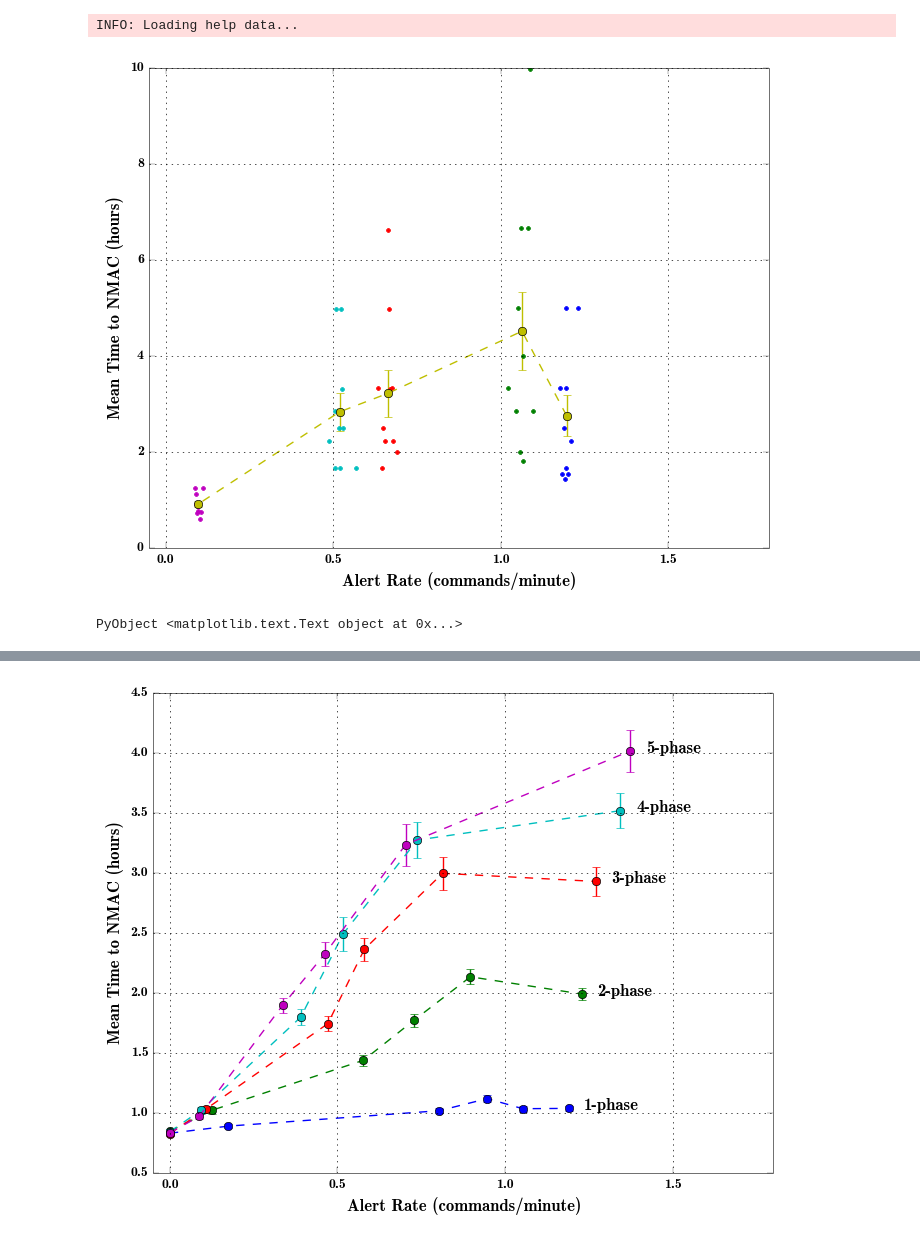
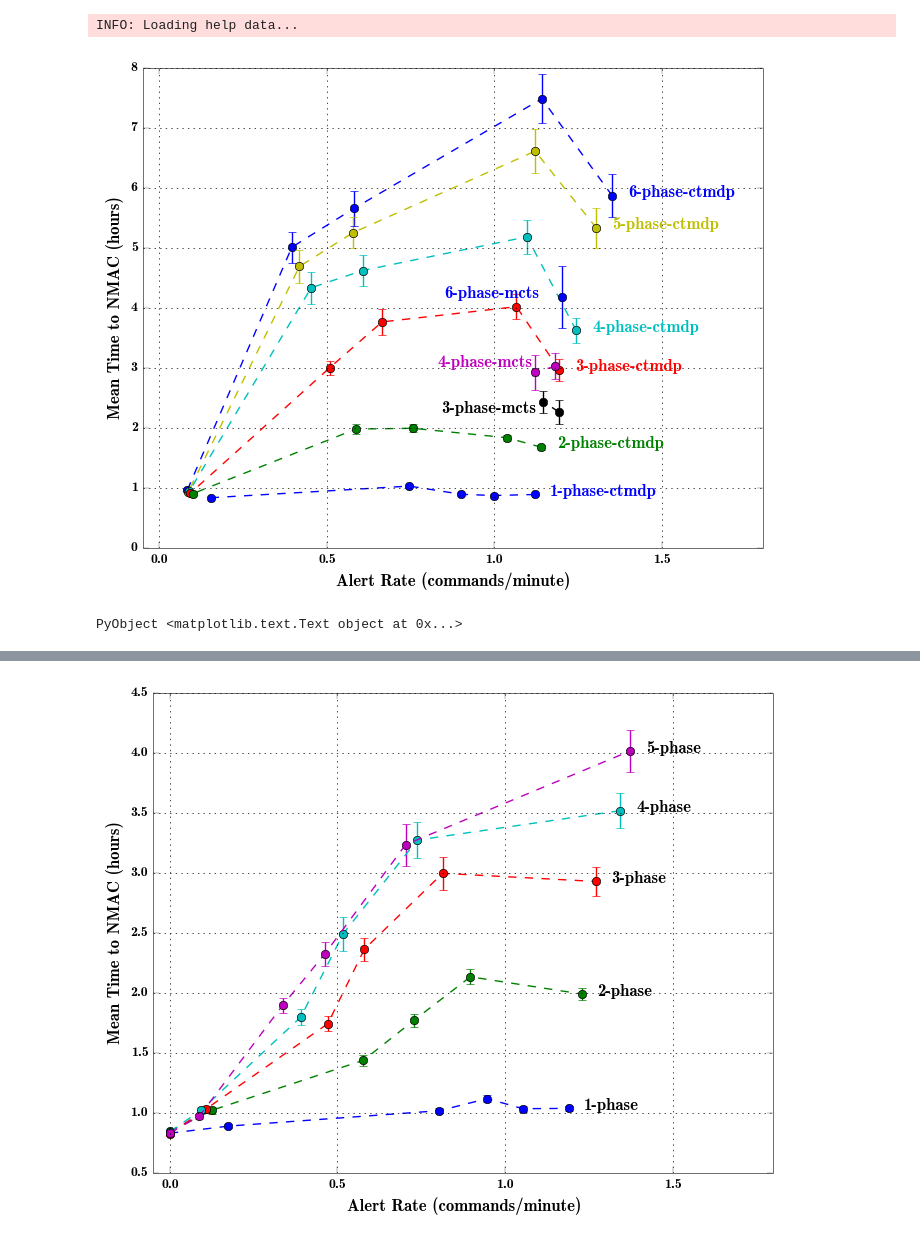
Before and after one commit to sisl/autoATC, a Jupyter notebook: CDC_3Dresults.ipynb, the cells around one changed output, grey strips where cells are left out. Drawn from its saved outputs; the diff is of its cells as text; code cells hidden in the pictures.

```diff
--- a/CDC_3Dresults.ipynb
+++ b/CDC_3Dresults.ipynb
@@ -52,41 +67,63 @@ data = {#load("simResults/KRON_n1_15_07_26-21_42_50.jld"),
     };
-# %%
-nBetas = size(data[1]["flightTimes"],1)
-silentATCrun = size(data[1]["flightTimes"],2) == 2
-N = size(data[1]["flightTimes"],3)
-
-nmac_stats = zeros(nBetas, 2) #mean and std
-alert_stats = zeros(nmac_stats);
+# %%
+colors = ["b", "y", "c", "r", "g", "b", "k", "m","b"];
 # %%
 for n in 1:length(data)
     atcIdx = 1
+
+    nBetas = size(data[n]["flightTimes"],1)
+    silentATCrun = size(data[n]["flightTimes"],2) == 2
+    N = size(data[n]["flightTimes"],3)
+
+    nmac_stats = zeros(nBetas, 2) #mean and std
+    alert_stats = zeros(nmac_stats);
+
+    ismcts = data[n]["policy"] == "MCTS"
+
     for b in 1:(nBetas)
         betaIdx = b
         ft = data[n]["flightTimes"][betaIdx,atcIdx,:][:]/3600
         nmacsPerHour  = ft ./ data[n]["nNMACcounts"][betaIdx,atcIdx,:][:]
 
         alertsPerHour = data[n]["alertCounts"][betaIdx,atcIdx,:][:] ./ ft
-        plt.plot(alertsPerHour/60, nmacsPerHour, linestyle="", marker=".")
+        #plt.plot(alertsPerHour/60, nmacsPerHour, linestyle="", marker=".")
 
         nmacsPerHour = nmacsPerHour[!isinf(nmacsPerHour)] #Just in case we had things without incidents...
         nmac_stats[b,:]  = [mean_and_std(nmacsPerHour)...]
         alert_stats[b,:] = [mean_and_std(alertsPerHour/60)...]
+
     end
 
     xerrL = alert_stats[:,2]/sqrt(N)
     xerrR = alert_stats[:,2]/sqrt(N)
     yerrL = nmac_stats[:,2]/sqrt(N)
     yerrR = nmac_stats[:,2]/sqrt(N)
 
+
+    prefix = ""
+    pfix = "ctmdp"
+    xpos = alert_stats[1, 1]+.05
+    if ismcts
+        prefix= ""
+        pfix = "mcts"
+        xpos -= .4
+    end
+
+    c = colors[n]
+
+    plt.text(xpos , nmac_stats[1, 1]-.01,  prefix*string(data[n]["nPhases"])*"-phase-"*pfix, color=c)
+
     PyPlot.errorbar(alert_stats[:, 1], nmac_stats[:, 1],
-    xerr = [xerrL xerrR ]',  marker="o", linestyle = "--", yerr = [yerrL yerrR]')
+    xerr = [xerrL xerrR ]',  marker="o", linestyle = "--", yerr = [yerrL yerrR]', color=c)
+
+
 end
 PyPlot.xlim([-0.05, 1.8])
 PyPlot.grid("on")
 PyPlot.xlabel("Alert Rate (commands/minute)")
 PyPlot.ylabel("Mean Time to NMAC (hours)")
 # %% [output]
-[figure, old version]
+[figure, new version]
 PyObject <matplotlib.text.Text object at 0x...>
 # %%
 linestyle = ["--","-"]
```
Also changed, not shown: parts of 2 cells of this notebook, 6 other files.
